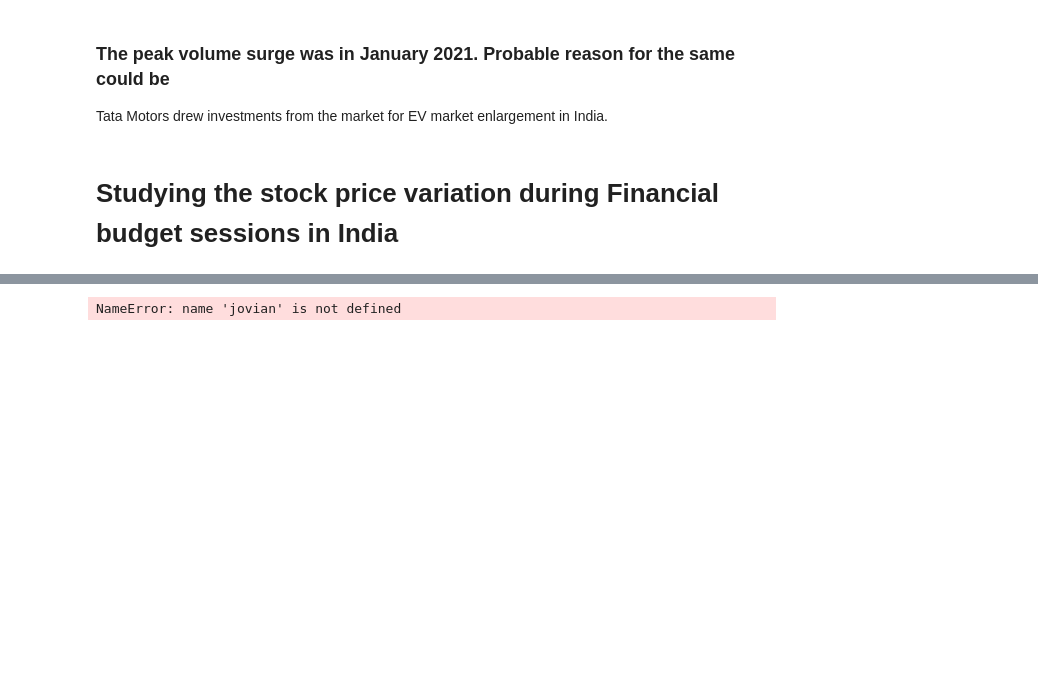
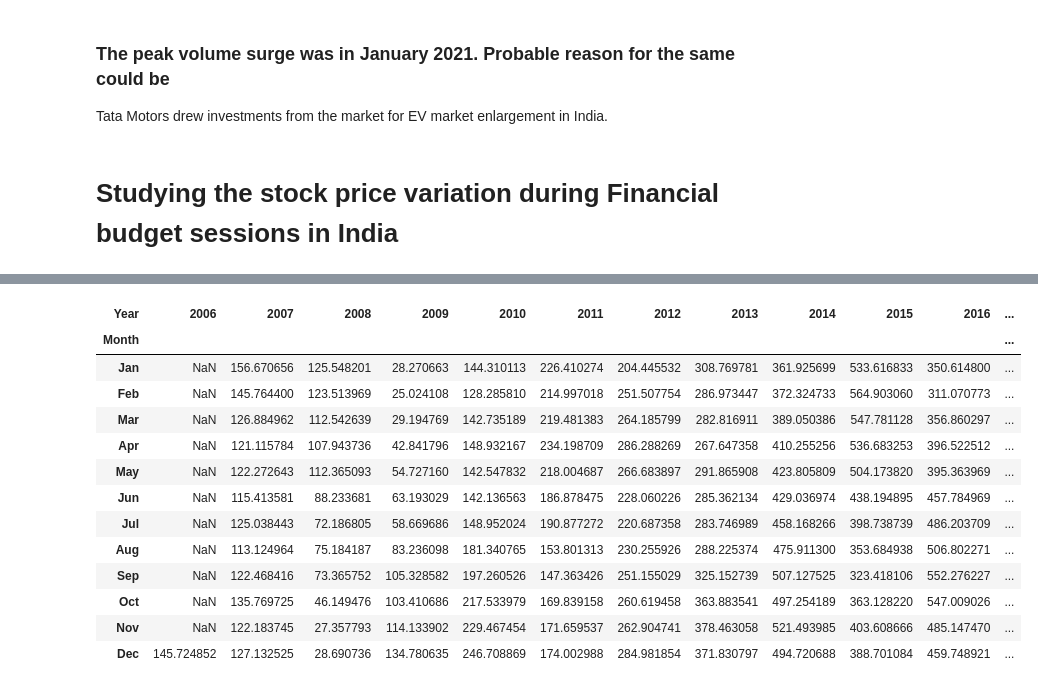
Before and after one commit to divyanshu-mayank/Analyst-projects, a Jupyter notebook: zerotopandas_course_project_02.ipynb, the cells around one changed output, grey strips where cells are left out. Cells and saved outputs as stored; diff of their text form; code cells hidden in the pictures; blank space fills up the shorter version.

```diff
--- a/zerotopandas_course_project_02.ipynb
+++ b/zerotopandas_course_project_02.ipynb
@@ -323,4 +319,24 @@ ModuleNotFoundError: No module named 'jovian'
-# %%
-jovian.commit()
-# %% [output]
-NameError: name 'jovian' is not defined
+# %%
+stock_data_df['Year'] = stock_data_df['Date'].dt.year
+stock_data_df['Month'] = stock_data_df['Date'].dt.strftime('%b')  # %b gives the abbreviated month name
+# %%
+pivot_table = stock_data_df.pivot_table(values='Adj Close', index='Month', columns='Year', aggfunc='mean')
+# %%
+month_order = ['Jan', 'Feb', 'Mar', 'Apr', 'May', 'Jun', 'Jul', 'Aug', 'Sep', 'Oct', 'Nov', 'Dec']
+pivot_table = pivot_table.reindex(month_order)
+pivot_table
+# %% [output]
+| Year | 2006 | 2007 | 2008 | 2009 | 2010 | 2011 | 2012 | 2013 | 2014 | 2015 | 2016 | ... |
+| Month |  |  |  |  |  |  |  |  |  |  |  | ... |
+| Jan | NaN | 156.670656 | 125.548201 | 28.270663 | 144.310113 | 226.410274 | 204.445532 | 308.769781 | 361.925699 | 533.616833 | 350.614800 | ... |
+| Feb | NaN | 145.764400 | 123.513969 | 25.024108 | 128.285810 | 214.997018 | 251.507754 | 286.973447 | 372.324733 | 564.903060 | 311.070773 | ... |
+| Mar | NaN | 126.884962 | 112.542639 | 29.194769 | 142.735189 | 219.481383 | 264.185799 | 282.816911 | 389.050386 | 547.781128 | 356.860297 | ... |
+| Apr | NaN | 121.115784 | 107.943736 | 42.841796 | 148.932167 | 234.198709 | 286.288269 | 267.647358 | 410.255256 | 536.683253 | 396.522512 | ... |
+| May | NaN | 122.272643 | 112.365093 | 54.727160 | 142.547832 | 218.004687 | 266.683897 | 291.865908 | 423.805809 | 504.173820 | 395.363969 | ... |
+| Jun | NaN | 115.413581 | 88.233681 | 63.193029 | 142.136563 | 186.878475 | 228.060226 | 285.362134 | 429.036974 | 438.194895 | 457.784969 | ... |
+| Jul | NaN | 125.038443 | 72.186805 | 58.669686 | 148.952024 | 190.877272 | 220.687358 | 283.746989 | 458.168266 | 398.738739 | 486.203709 | ... |
+| Aug | NaN | 113.124964 | 75.184187 | 83.236098 | 181.340765 | 153.801313 | 230.255926 | 288.225374 | 475.911300 | 353.684938 | 506.802271 | ... |
+| Sep | NaN | 122.468416 | 73.365752 | 105.328582 | 197.260526 | 147.363426 | 251.155029 | 325.152739 | 507.127525 | 323.418106 | 552.276227 | ... |
+| Oct | NaN | 135.769725 | 46.149476 | 103.410686 | 217.533979 | 169.839158 | 260.619458 | 363.883541 | 497.254189 | 363.128220 | 547.009026 | ... |
+| Nov | NaN | 122.183745 | 27.357793 | 114.133902 | 229.467454 | 171.659537 | 262.904741 | 378.463058 | 521.493985 | 403.608666 | 485.147470 | ... |
+| Dec | 145.724852 | 127.132525 | 28.690736 | 134.780635 | 246.708869 | 174.002988 | 284.981854 | 371.830797 | 494.720688 | 388.701084 | 459.748921 | ... |
```
Also changed, not shown: parts of 1 cell of this notebook.
